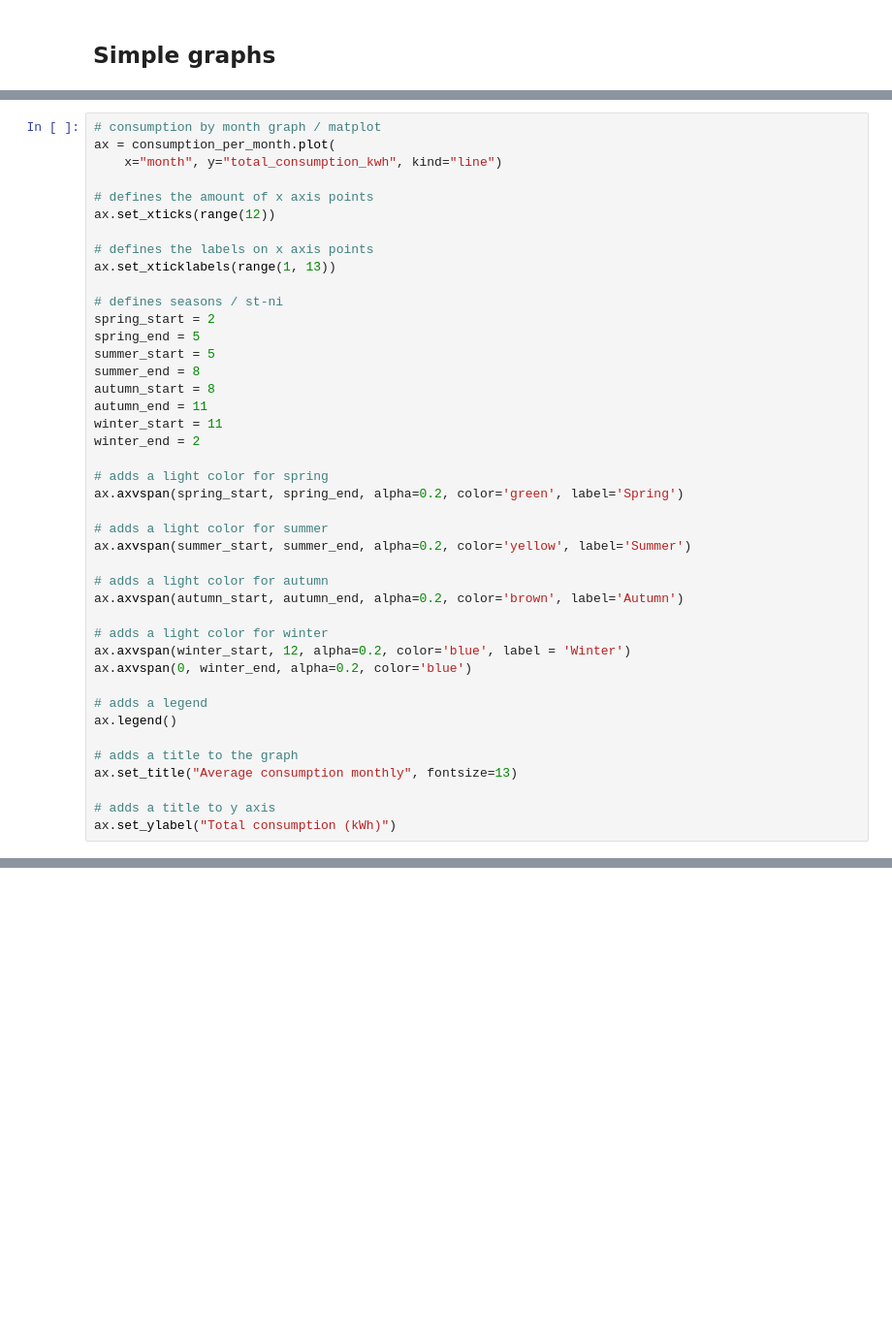
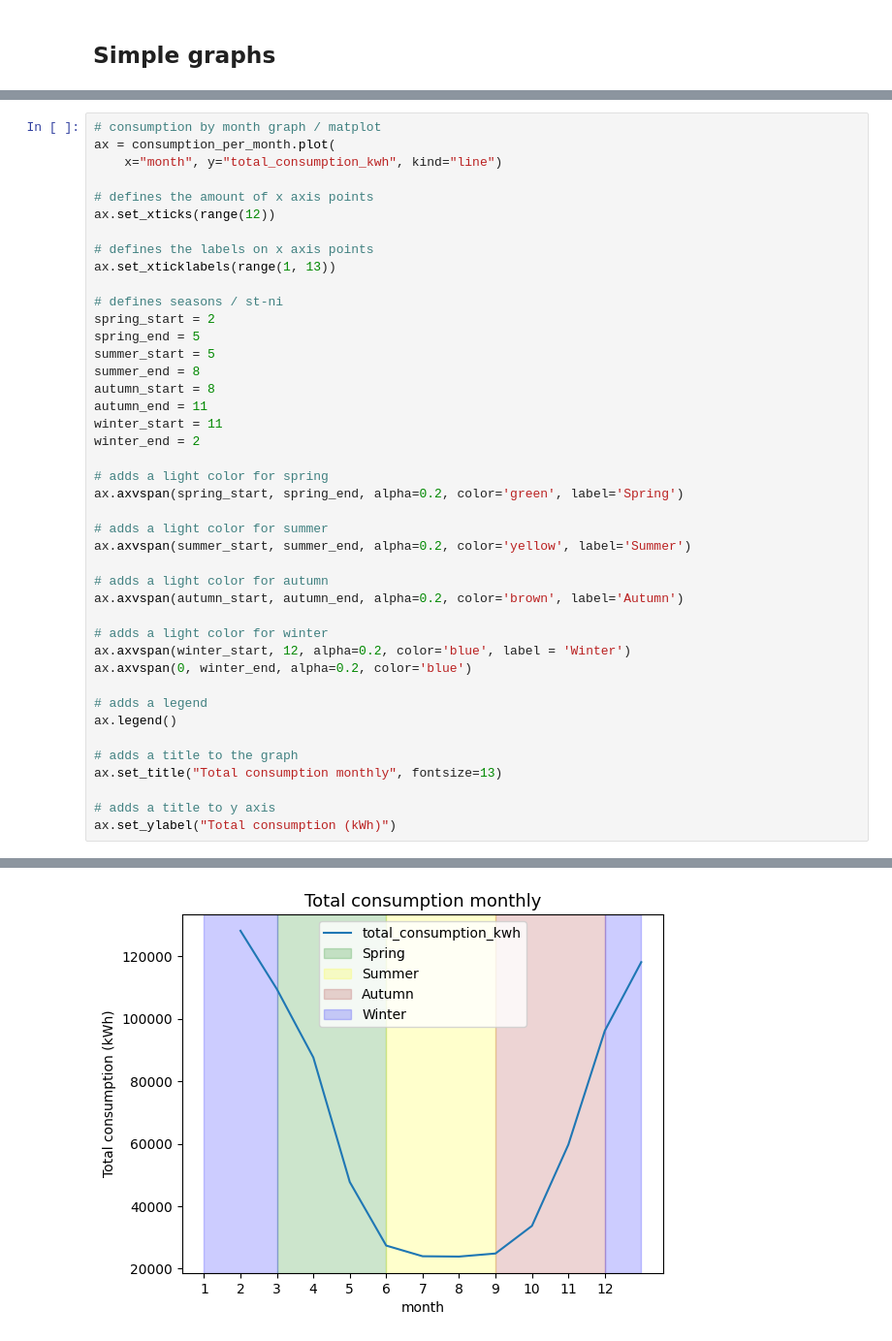
Before and after one commit to annamarianaanuri/final-project, a Jupyter notebook: PythonFiles/Anna/consumption_analysis_anna.ipynb, the cells around one changed output, grey strips where cells are left out. Shown at 97% size. Saved outputs shown, nothing was run; the diff lists cells and outputs as text; blank space fills up the shorter version.

```diff
--- a/PythonFiles/Anna/consumption_analysis_anna.ipynb
+++ b/PythonFiles/Anna/consumption_analysis_anna.ipynb
@@ -142,7 +260,8 @@ ax.axvspan(0, winter_end, alpha=0.2, color='blue')
 ax.legend()
 
 # adds a title to the graph
-ax.set_title("Average consumption monthly", fontsize=13)
+ax.set_title("Total consumption monthly", fontsize=13)
 
 # adds a title to y axis
 ax.set_ylabel("Total consumption (kWh)")
+# %% [output]
@@ -149,3 +269,4 @@ ax.set_ylabel("Total consumption (kWh)")
+[figure, added]
 # %%
 # consumption by day graph / matplot
 ax = consumption_per_day.plot(
```
Also changed, not shown: parts of 14 cells of this notebook, 3 other files.
